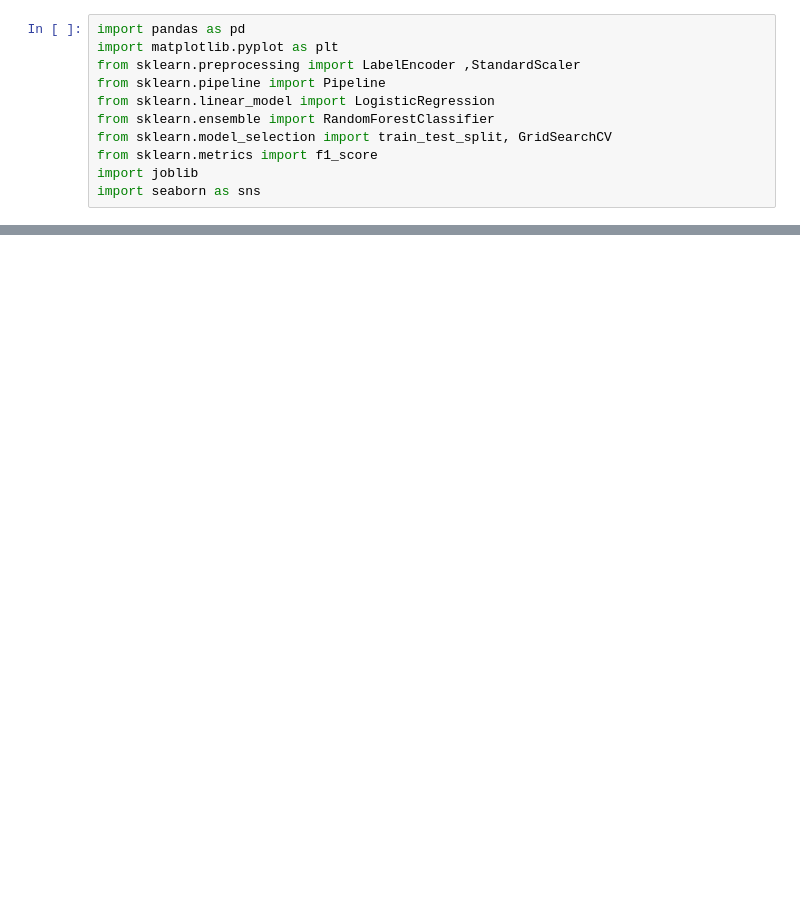
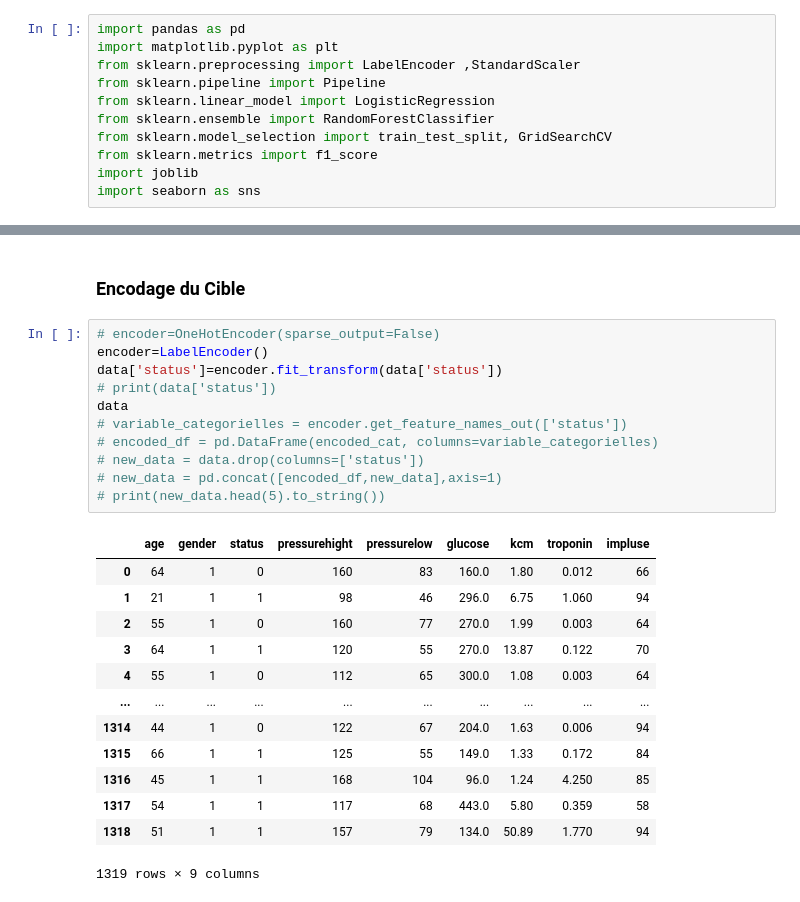
Before and after one commit to SaidaAourras/Ai_Cardio_Risk_Prediction, a Jupyter notebook: ml/eda.ipynb, the cells around one changed output, grey strips where cells are left out. Drawn from its saved outputs; the diff is of its cells as text; blank space fills up the shorter version.

```diff
--- a/ml/eda.ipynb
+++ b/ml/eda.ipynb
@@ -26,0 +76,27 @@ data.describe()
+# %% [markdown]
+### Encodage du Cible
+# %%
+# encoder=OneHotEncoder(sparse_output=False)
+encoder=LabelEncoder()
+data['status']=encoder.fit_transform(data['status'])
+# print(data['status'])
+data
+# variable_categorielles = encoder.get_feature_names_out(['status'])
+# encoded_df = pd.DataFrame(encoded_cat, columns=variable_categorielles)
+# new_data = data.drop(columns=['status'])
+# new_data = pd.concat([encoded_df,new_data],axis=1)
+# print(new_data.head(5).to_string())
+# %% [output]
+|  | age | gender | status | pressurehight | pressurelow | glucose | kcm | troponin | impluse |
+| 0 | 64 | 1 | 0 | 160 | 83 | 160.0 | 1.80 | 0.012 | 66 |
+| 1 | 21 | 1 | 1 | 98 | 46 | 296.0 | 6.75 | 1.060 | 94 |
+| 2 | 55 | 1 | 0 | 160 | 77 | 270.0 | 1.99 | 0.003 | 64 |
+| 3 | 64 | 1 | 1 | 120 | 55 | 270.0 | 13.87 | 0.122 | 70 |
+| 4 | 55 | 1 | 0 | 112 | 65 | 300.0 | 1.08 | 0.003 | 64 |
+| ... | ... | ... | ... | ... | ... | ... | ... | ... | ... |
+| 1314 | 44 | 1 | 0 | 122 | 67 | 204.0 | 1.63 | 0.006 | 94 |
+| 1315 | 66 | 1 | 1 | 125 | 55 | 149.0 | 1.33 | 0.172 | 84 |
+| 1316 | 45 | 1 | 1 | 168 | 104 | 96.0 | 1.24 | 4.250 | 85 |
+| 1317 | 54 | 1 | 1 | 117 | 68 | 443.0 | 5.80 | 0.359 | 58 |
+| 1318 | 51 | 1 | 1 | 157 | 79 | 134.0 | 50.89 | 1.770 | 94 |
+1319 rows × 9 columns
```
Also changed, not shown: parts of 20 cells of this notebook, 2 other files.
